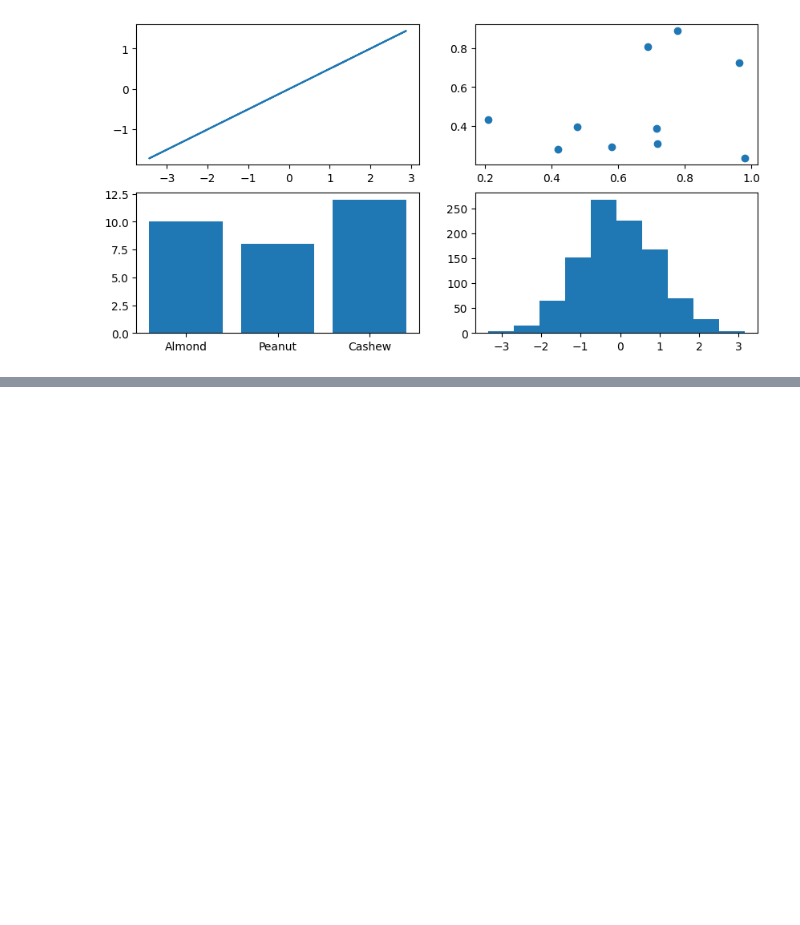
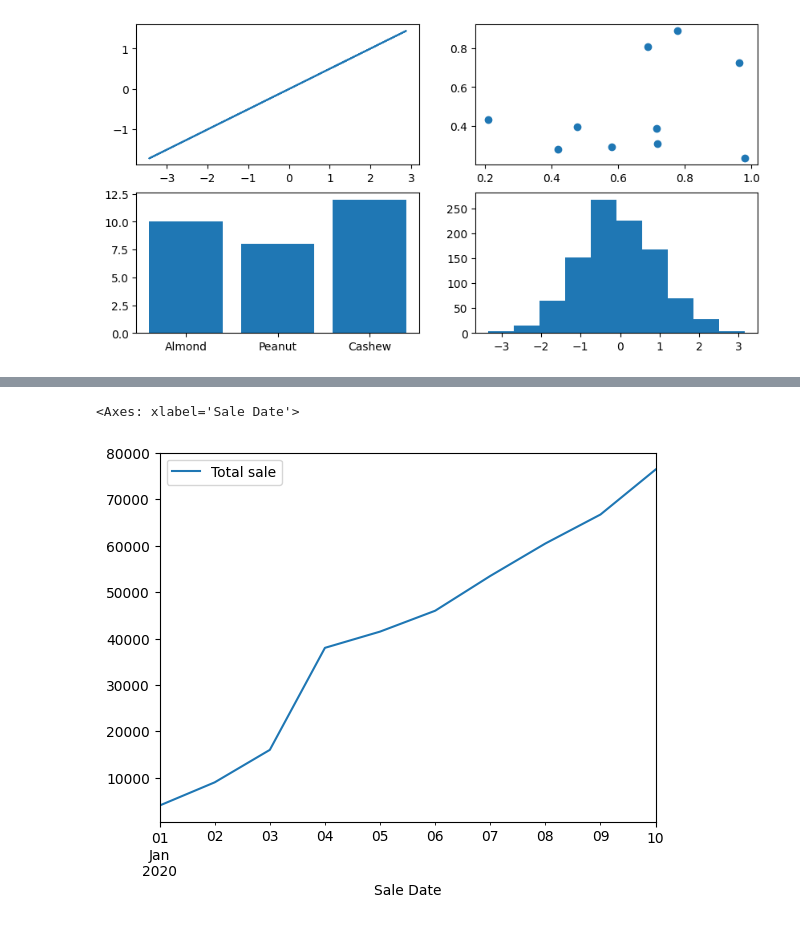
Before and after one commit to MelihKlc/Deep-Learning, a Jupyter notebook: Matplotlib.ipynb, the cells around one changed output, grey strips where cells are left out. Saved outputs shown, nothing was run; the diff lists cells and outputs as text; code cells hidden in the pictures; blank space fills up the shorter version.

```diff
--- a/Matplotlib.ipynb
+++ b/Matplotlib.ipynb
@@ -152,0 +195,3 @@ ax4.hist(np.random.randn(1000));
+# %%
+df["Price"] = df["Price"].str.replace('[ \$\,\. ]' , '' )
+df
@@ -152,0 +214,3 @@ ax4.hist(np.random.randn(1000));
+# %%
+df["Price"] = df["Price"].str[ : -2]  # Sondan 2 sıfır sildik
+df
@@ -152,0 +229,3 @@ ax4.hist(np.random.randn(1000));
+# %%
+df["Sale Date"] = pd.date_range("1/1/2020" , periods = len(df))
+df
@@ -152,0 +244,3 @@ ax4.hist(np.random.randn(1000));
+# %%
+df["Total sale"] = df["Price"].astype(int).cumsum()
+df  # Because our price column still str type so we convert with astype
@@ -152,0 +259,6 @@ ax4.hist(np.random.randn(1000));
+# %%
+# Lets plot the total sales. DataFrame olunca direkt plot kullanabiliyoruz.
+df.plot( x = "Sale Date" , y = "Total sale")
+# %% [output]
+<Axes: xlabel='Sale Date'>
+[figure, added]
```
Also changed, not shown: parts of 28 cells of this notebook.
